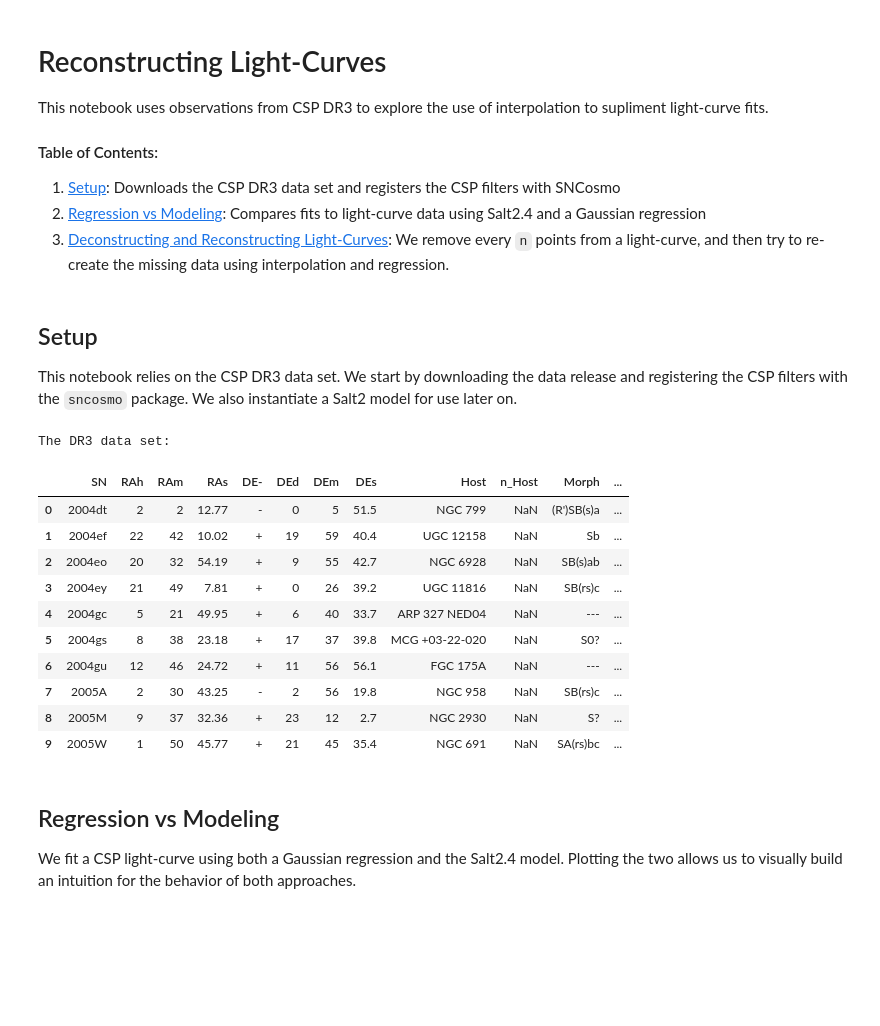
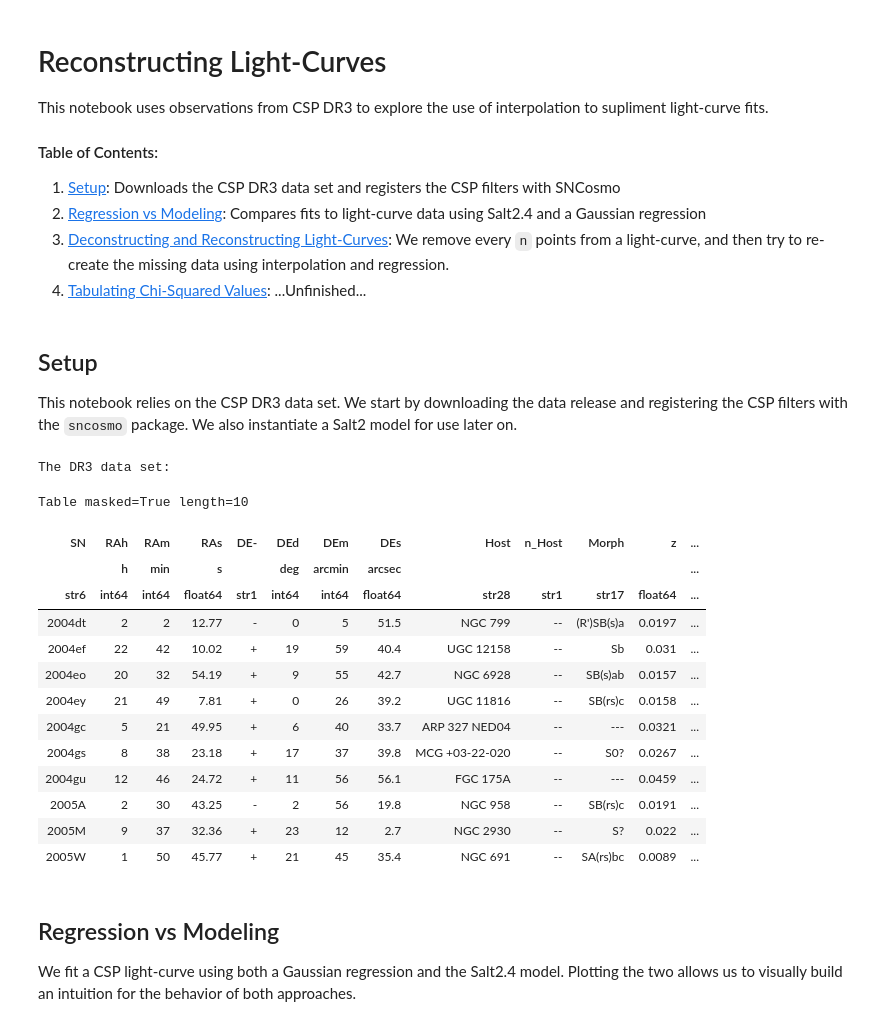
Before and after one commit to djperrefort/lc_reconstruction, a Jupyter notebook: interpolation_demo.ipynb, the cells around one changed output. Drawn from its saved outputs; the diff is of its cells as text; code cells hidden in the pictures; blank space fills up the shorter version.

```diff
--- a/interpolation_demo.ipynb
+++ b/interpolation_demo.ipynb
@@ -7,6 +7,7 @@ This notebook uses observations from CSP DR3 to explore the use of interpolation
 1. <a href='#setup'>Setup</a>: Downloads the CSP DR3 data set and registers the CSP filters with SNCosmo
 1. <a href='#regression_vs_modeling'>Regression vs Modeling</a>: Compares fits to light-curve data using Salt2.4 and a Gaussian regression
 1. <a href='#deconstructing'>Deconstructing and Reconstructing Light-Curves</a>: We remove every `n` points from a light-curve, and then try to re-create the missing data using interpolation and regression.
+1. <a href='#chisq'>Tabulating Chi-Squared Values</a>: ...Unfinished...
 # %%
 import sys
 
@@ -27,31 +28,35 @@ from lc_regression import utils
 
 This notebook relies on the CSP DR3 data set. We start by downloading the data release and registering the CSP filters with the `sncosmo` package. We also instantiate a Salt2 model for use later on.
 # %%
+dr1.download_module_data()
 dr3.download_module_data()
 dr3.register_filters(force=True)
 
 # Register filters with sncosmo
 dr3.download_module_data()
 dr3.register_filters(force=True)
 
 # A Salt2.4 model
 salt2 = sncosmo.Model(sncosmo.get_source('salt2', version='2.4'))
 
 print('The DR3 data set:')
-dr3.load_table(1).to_pandas().head(10)
+dr3.load_table(1)[:10]
 # %% [output]
 The DR3 data set:
+Table masked=True length=10
-|  | SN | RAh | RAm | RAs | DE- | DEd | DEm | DEs | Host | n_Host | Morph | ... |
-| 0 | 2004dt | 2 | 2 | 12.77 | - | 0 | 5 | 51.5 | NGC 799 | NaN | (R')SB(s)a | ... |
-| 1 | 2004ef | 22 | 42 | 10.02 | + | 19 | 59 | 40.4 | UGC 12158 | NaN | Sb | ... |
-| 2 | 2004eo | 20 | 32 | 54.19 | + | 9 | 55 | 42.7 | NGC 6928 | NaN | SB(s)ab | ... |
-| 3 | 2004ey | 21 | 49 | 7.81 | + | 0 | 26 | 39.2 | UGC 11816 | NaN | SB(rs)c | ... |
-| 4 | 2004gc | 5 | 21 | 49.95 | + | 6 | 40 | 33.7 | ARP 327 NED04 | NaN | --- | ... |
-| 5 | 2004gs | 8 | 38 | 23.18 | + | 17 | 37 | 39.8 | MCG +03-22-020 | NaN | S0? | ... |
-| 6 | 2004gu | 12 | 46 | 24.72 | + | 11 | 56 | 56.1 | FGC 175A | NaN | --- | ... |
-| 7 | 2005A | 2 | 30 | 43.25 | - | 2 | 56 | 19.8 | NGC 958 | NaN | SB(rs)c | ... |
-| 8 | 2005M | 9 | 37 | 32.36 | + | 23 | 12 | 2.7 | NGC 2930 | NaN | S? | ... |
-| 9 | 2005W | 1 | 50 | 45.77 | + | 21 | 45 | 35.4 | NGC 691 | NaN | SA(rs)bc | ... |
+| SN | RAh | RAm | RAs | DE- | DEd | DEm | DEs | Host | n_Host | Morph | z | ... |
+|  | h | min | s |  | deg | arcmin | arcsec |  |  |  |  | ... |
+| str6 | int64 | int64 | float64 | str1 | int64 | int64 | float64 | str28 | str1 | str17 | float64 | ... |
+| 2004dt | 2 | 2 | 12.77 | - | 0 | 5 | 51.5 | NGC 799 | -- | (R')SB(s)a | 0.0197 | ... |
+| 2004ef | 22 | 42 | 10.02 | + | 19 | 59 | 40.4 | UGC 12158 | -- | Sb | 0.031 | ... |
+| 2004eo | 20 | 32 | 54.19 | + | 9 | 55 | 42.7 | NGC 6928 | -- | SB(s)ab | 0.0157 | ... |
+| 2004ey | 21 | 49 | 7.81 | + | 0 | 26 | 39.2 | UGC 11816 | -- | SB(rs)c | 0.0158 | ... |
+| 2004gc | 5 | 21 | 49.95 | + | 6 | 40 | 33.7 | ARP 327 NED04 | -- | --- | 0.0321 | ... |
+| 2004gs | 8 | 38 | 23.18 | + | 17 | 37 | 39.8 | MCG +03-22-020 | -- | S0? | 0.0267 | ... |
+| 2004gu | 12 | 46 | 24.72 | + | 11 | 56 | 56.1 | FGC 175A | -- | --- | 0.0459 | ... |
+| 2005A | 2 | 30 | 43.25 | - | 2 | 56 | 19.8 | NGC 958 | -- | SB(rs)c | 0.0191 | ... |
+| 2005M | 9 | 37 | 32.36 | + | 23 | 12 | 2.7 | NGC 2930 | -- | S? | 0.022 | ... |
+| 2005W | 1 | 50 | 45.77 | + | 21 | 45 | 35.4 | NGC 691 | -- | SA(rs)bc | 0.0089 | ... |
 # %% [markdown]
 ## Regression vs Modeling <a id='regression_vs_modeling'></a>
 
```
Also changed, not shown: parts of 4 cells of this notebook, 1 other file.
